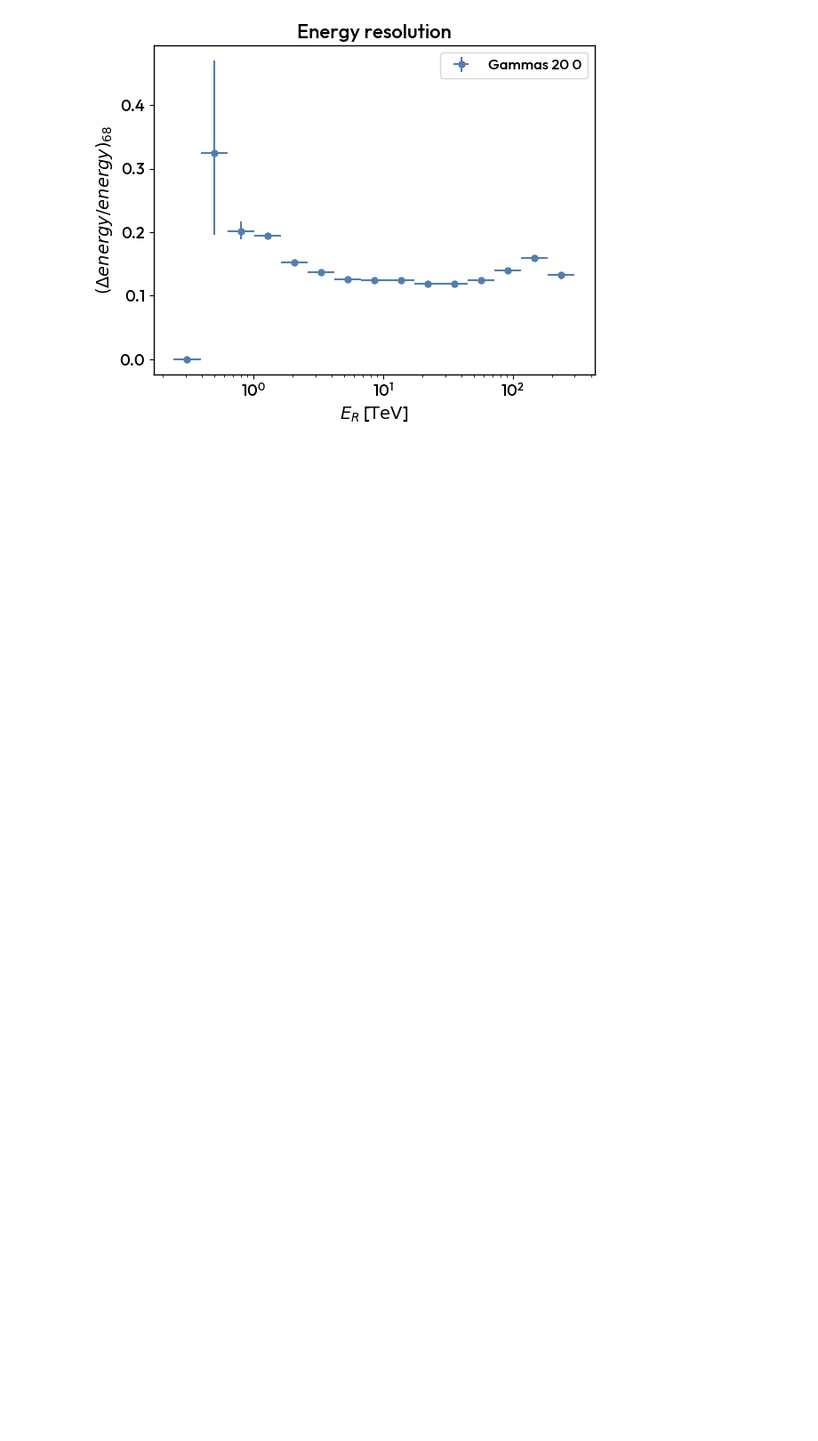
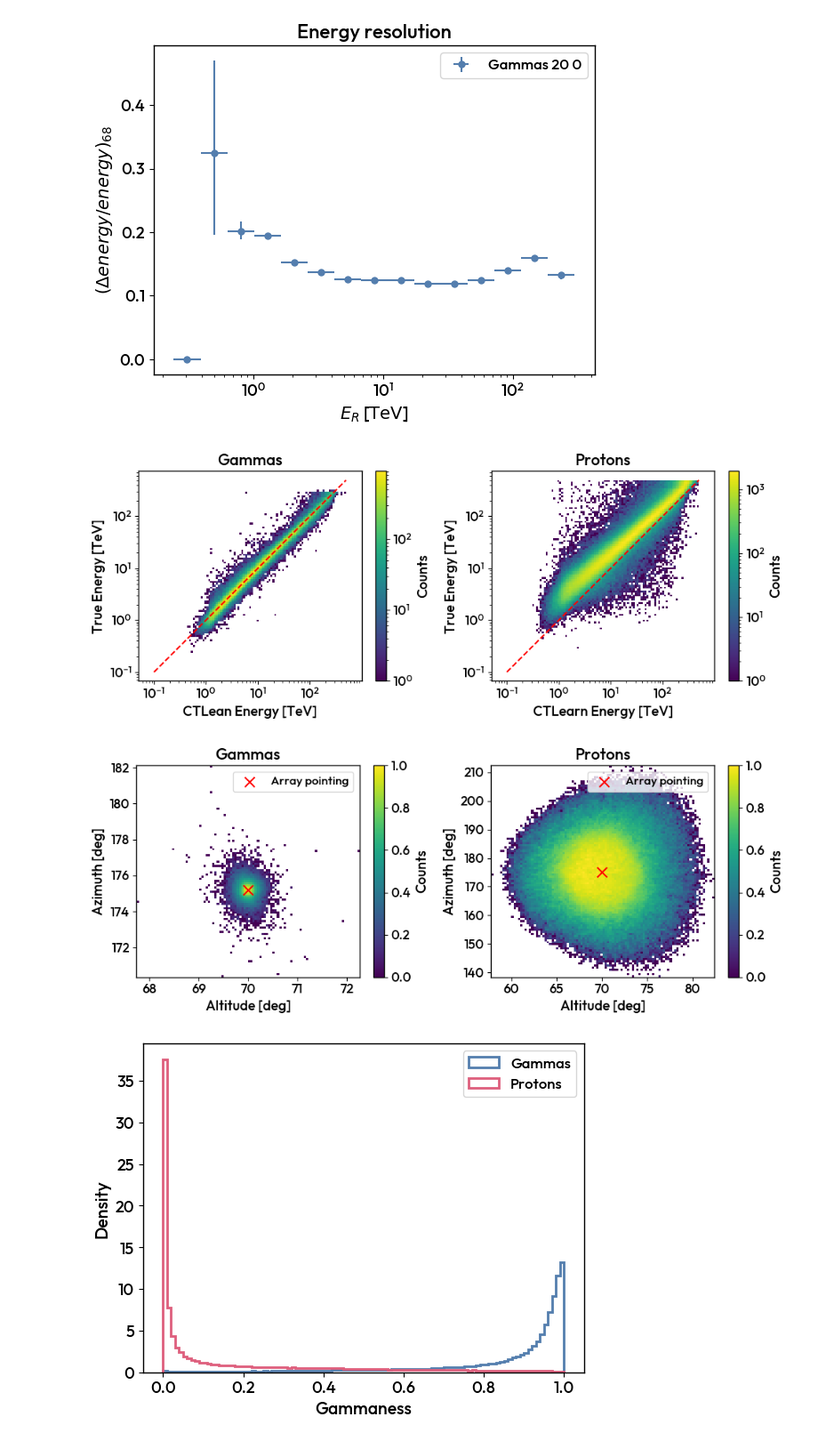
Before and after one commit to BastienLacave/CTLearn-Manager, a Jupyter notebook: notebooks/5_Check_DL2.ipynb, the cells around one changed output. Shown at 89% size. Cells and saved outputs as stored; diff of their text form; code cells hidden in the pictures; blank space fills up the shorter version.

```diff
--- a/notebooks/5_Check_DL2.ipynb
+++ b/notebooks/5_Check_DL2.ipynb
@@ -18,7 +18,11 @@ Stereo_Tri_Model.plot_energy_resolution(20, 0)
 [figure]
 [figure]
 # %%
-# Stereo_Tri_Model.plot_migration_matrix()
-# Stereo_Tri_Model.plot_DL2_AltAz()
-# Stereo_Tri_Model.plot_DL2_classification()
-# Stereo_Tri_Model.plot_DL2_energy()
+Stereo_Tri_Model.plot_migration_matrix()
+Stereo_Tri_Model.plot_DL2_AltAz()
+Stereo_Tri_Model.plot_DL2_classification()
+Stereo_Tri_Model.plot_DL2_energy()
+# %% [output]
+[figure, added]
+[figure, added]
+[figure, added]
```
Also changed, not shown: parts of 1 cell of this notebook.
